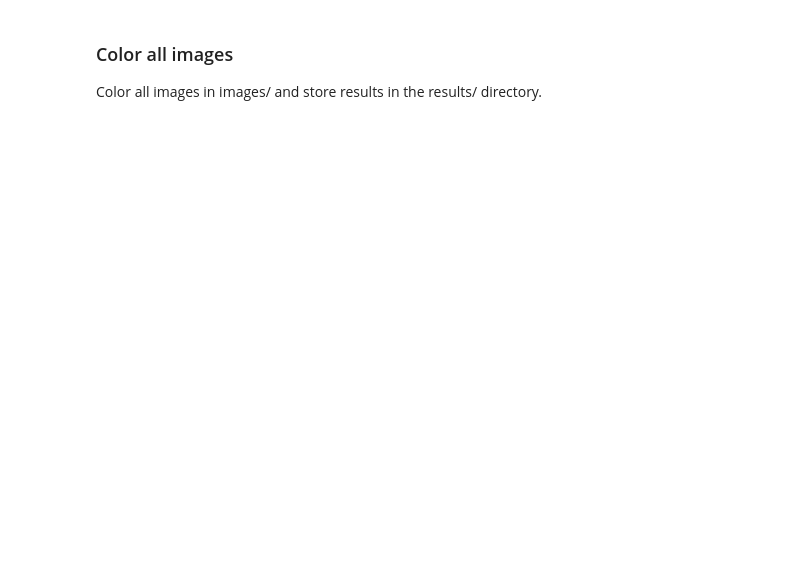
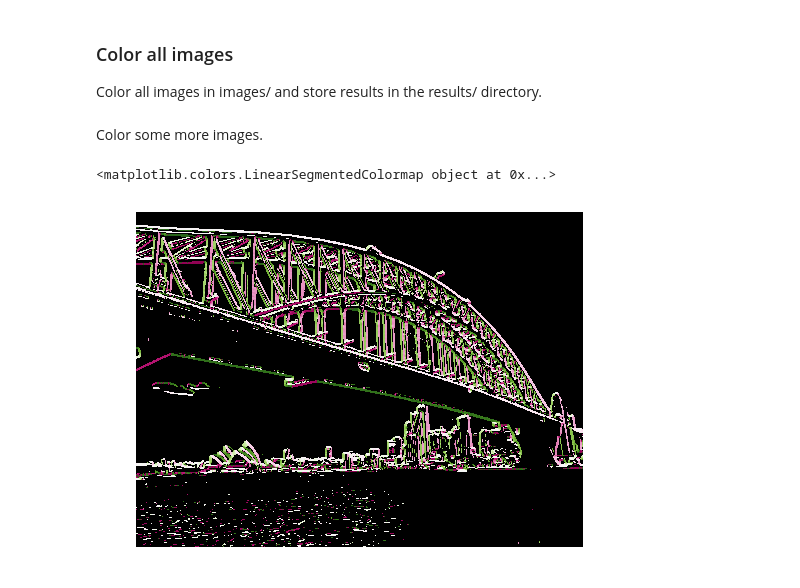
Before and after one commit to shouvikmani/edge-colorizer, a Jupyter notebook: edge_colorizer.ipynb, the cells around one changed output. Cells and saved outputs as stored; diff of their text form; code cells hidden in the pictures; blank space fills up the shorter version.

```diff
--- a/edge_colorizer.ipynb
+++ b/edge_colorizer.ipynb
@@ -172,3 +177,30 @@ for i, f in enumerate(image_files):
     # Save to file
     img_edge_colored = Image.fromarray((img_edge_colored * 255).astype('uint8'))
     img_edge_colored.save("%s%s.jpg" % (results_dir, str(i)))
+# %% [markdown]
+Color some more images.
+# %%
+blur_filter = 1/169 * np.ones([13, 13])
+threshold = 0.1
+cmap='PiYG'
+
+img = Image.open('images/bridge3.jpg')
+img = img.convert("L")   # convert to grayscale
+img = np.array(img)
+img = img/255
+# Blur image
+img_blurred = convolution(img, blur_filter)
+# Detect edges
+img_edge_magnitude, img_edge_direction = edge_detection(img_blurred)
+img_edge_magnitude_thresholded = (img_edge_magnitude > threshold)
+img_edge_colored = edge_color(img_edge_magnitude_thresholded, img_edge_direction, cmap)
+#Plot
+plt.figure(figsize=(8,8))
+plt.axis("off")
+plt.imshow(img_edge_colored)
+# Save to file
+img_edge_colored = Image.fromarray((img_edge_colored * 255).astype('uint8'))
+img_edge_colored.save('results/12.jpg')
+# %% [output]
+<matplotlib.colors.LinearSegmentedColormap object at 0x...>
+[figure, added]
```
Also changed, not shown: parts of 3 cells of this notebook, 22 other files.
